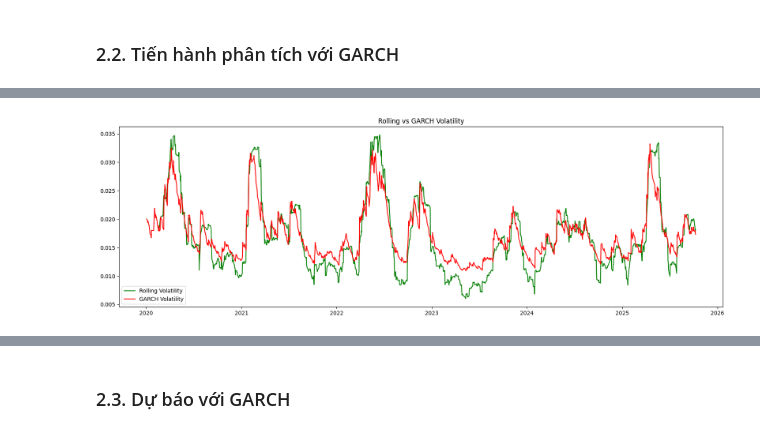
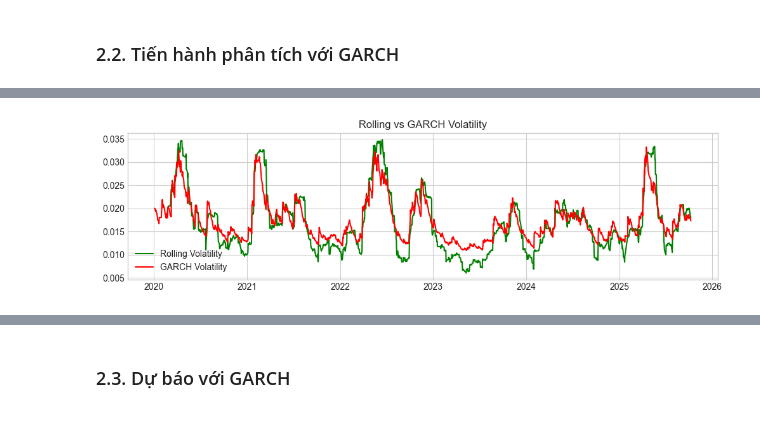
Before and after one commit to nguyenlog205/ds111-uit-stock-price-analysis, a Jupyter notebook: notebook/modeling/FPT_stock_price_analysis.ipynb, the cells around one changed output, grey strips where cells are left out. Saved outputs shown, nothing was run; the diff lists cells and outputs as text; code cells hidden in the pictures.

```diff
--- a/notebook/modeling/FPT_stock_price_analysis.ipynb
+++ b/notebook/modeling/FPT_stock_price_analysis.ipynb
@@ -16,7 +16,7 @@ from statsmodels.stats.diagnostic import het_arch
 # %% [markdown]
 ## 1. Load dữ liệu
 # %%
-fpt_historical_stock_price = pd.read_csv(r'..\data\raw\fpt_historical_price.csv', parse_dates=['time'])
+fpt_historical_stock_price = pd.read_csv(r'..\..\data\raw\fpt_historical_price.csv', parse_dates=['time'])
 fpt_historical_stock_price = fpt_historical_stock_price[fpt_historical_stock_price['time'] > '2019-12-31']
 fpt_historical_stock_price
 # %% [output]
@@ -124,17 +168,17 @@ Covariance estimator: robust
 # %%
 rolling_var = returns.rolling(window=30).std()
 
 # Align time index with rolling_var and fitted_vol (both have same index as returns)
 time_aligned = fpt_historical_stock_price['time'].iloc[1:]  # returns, rolling_var, fitted_vol all start from index 1
 
-plt.figure(figsize=(20,6))
+plt.figure(figsize=(12, 3))
 plt.plot(time_aligned, rolling_var, label='Rolling Volatility', color='green')
 plt.plot(time_aligned, fitted_vol, label='GARCH Volatility', color='red')
 plt.legend()
 plt.title('Rolling vs GARCH Volatility')
 plt.show()
 # %% [output]
-[figure, old version]
+[figure, new version]
 # %%
 import seaborn as sns
 
```
Also changed, not shown: parts of 7 cells of this notebook, 14 other files.
